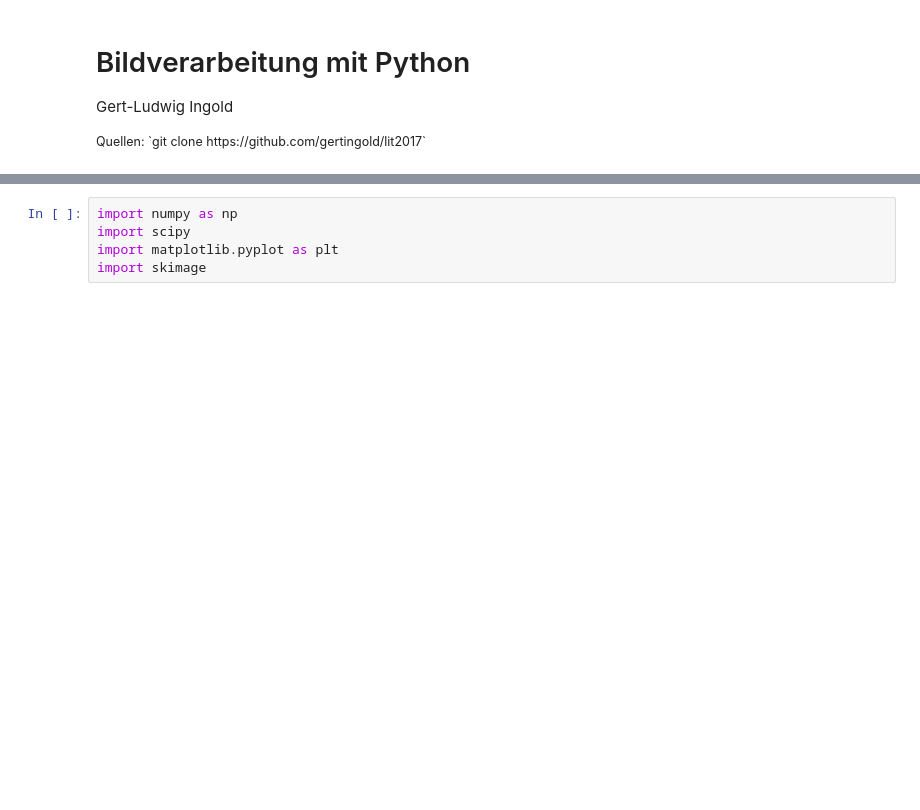
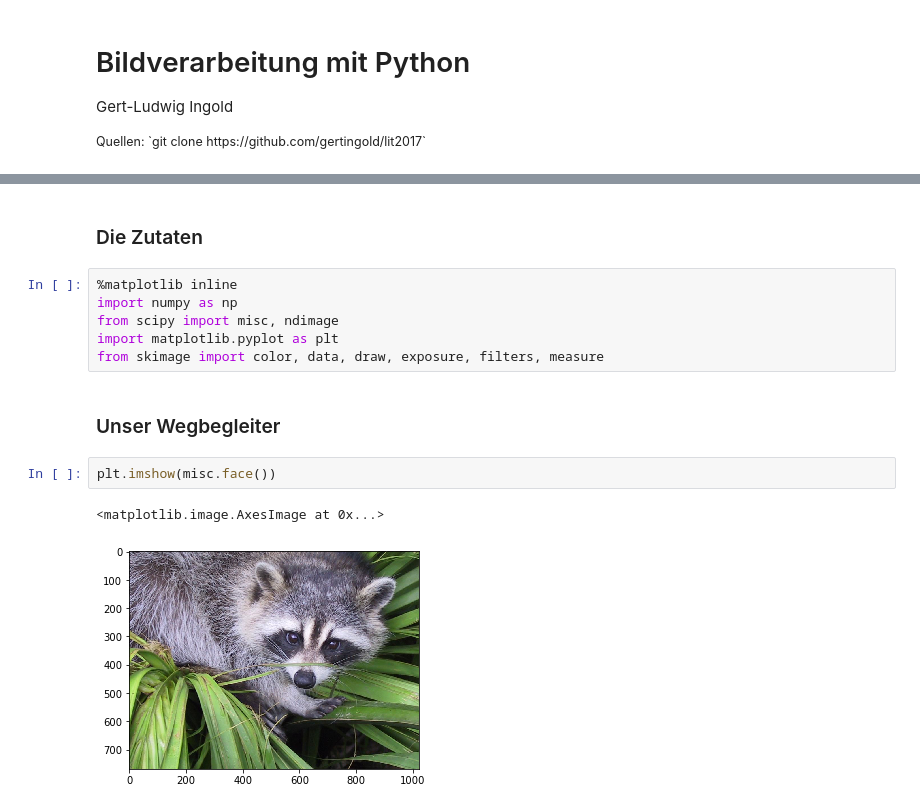
Before and after one commit to gertingold/lit2017, a Jupyter notebook: lit2017.ipynb, the cells around one changed output, grey strips where cells are left out. Saved outputs shown, nothing was run; the diff lists cells and outputs as text; blank space fills up the shorter version.

```diff
--- a/lit2017.ipynb
+++ b/lit2017.ipynb
@@ -16,5 +55,15 @@ Numpy ndarray
+# %% [markdown]
+### Die Zutaten
 # %%
+%matplotlib inline
 import numpy as np
-import scipy
+from scipy import misc, ndimage
 import matplotlib.pyplot as plt
-import skimage
+from skimage import color, data, draw, exposure, filters, measure
+# %% [markdown]
+### Unser Wegbegleiter
+# %%
+plt.imshow(misc.face())
+# %% [output]
+<matplotlib.image.AxesImage at 0x...>
+[figure, added]
```
Also changed, not shown: parts of 43 cells of this notebook.
